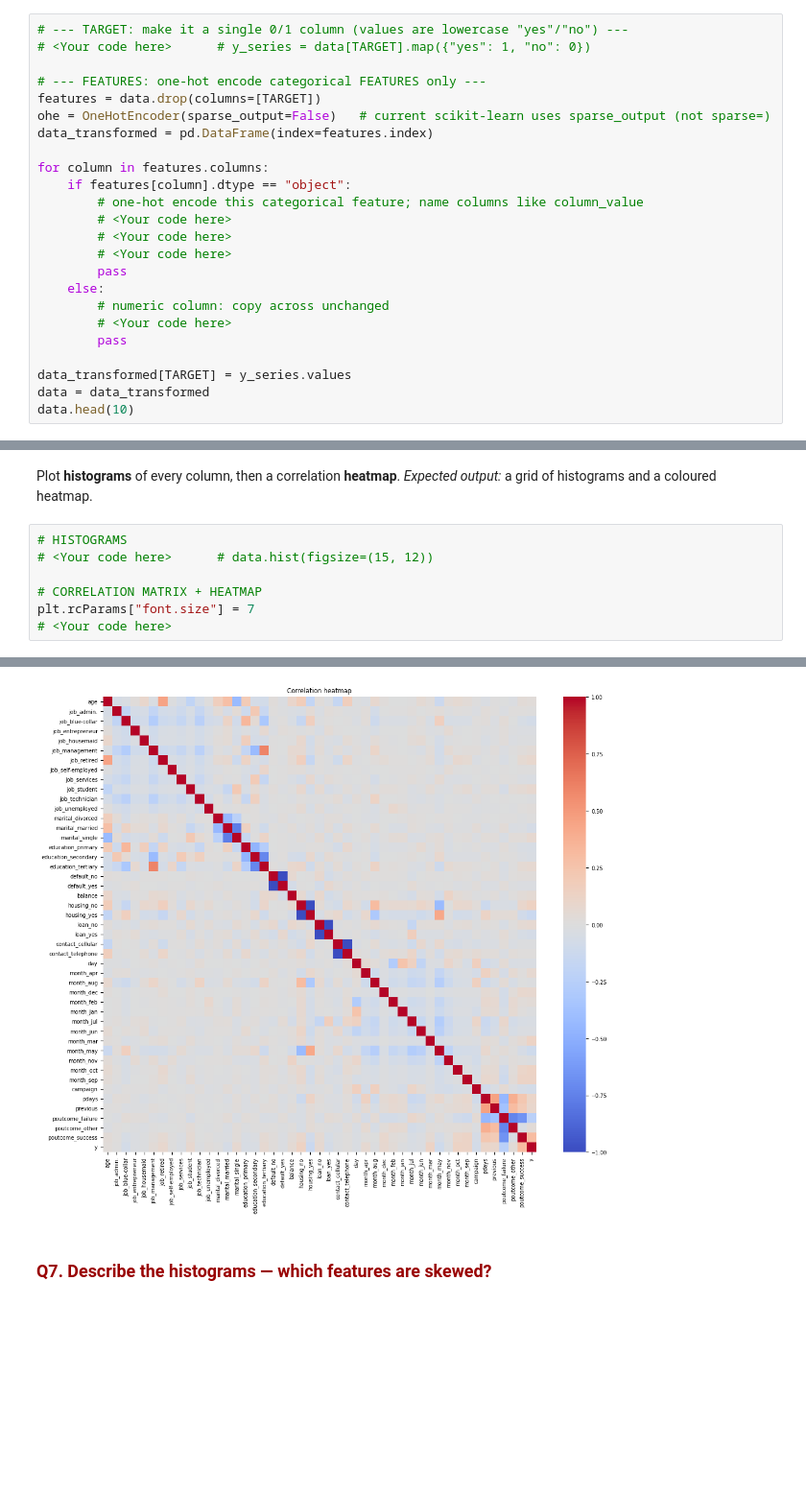
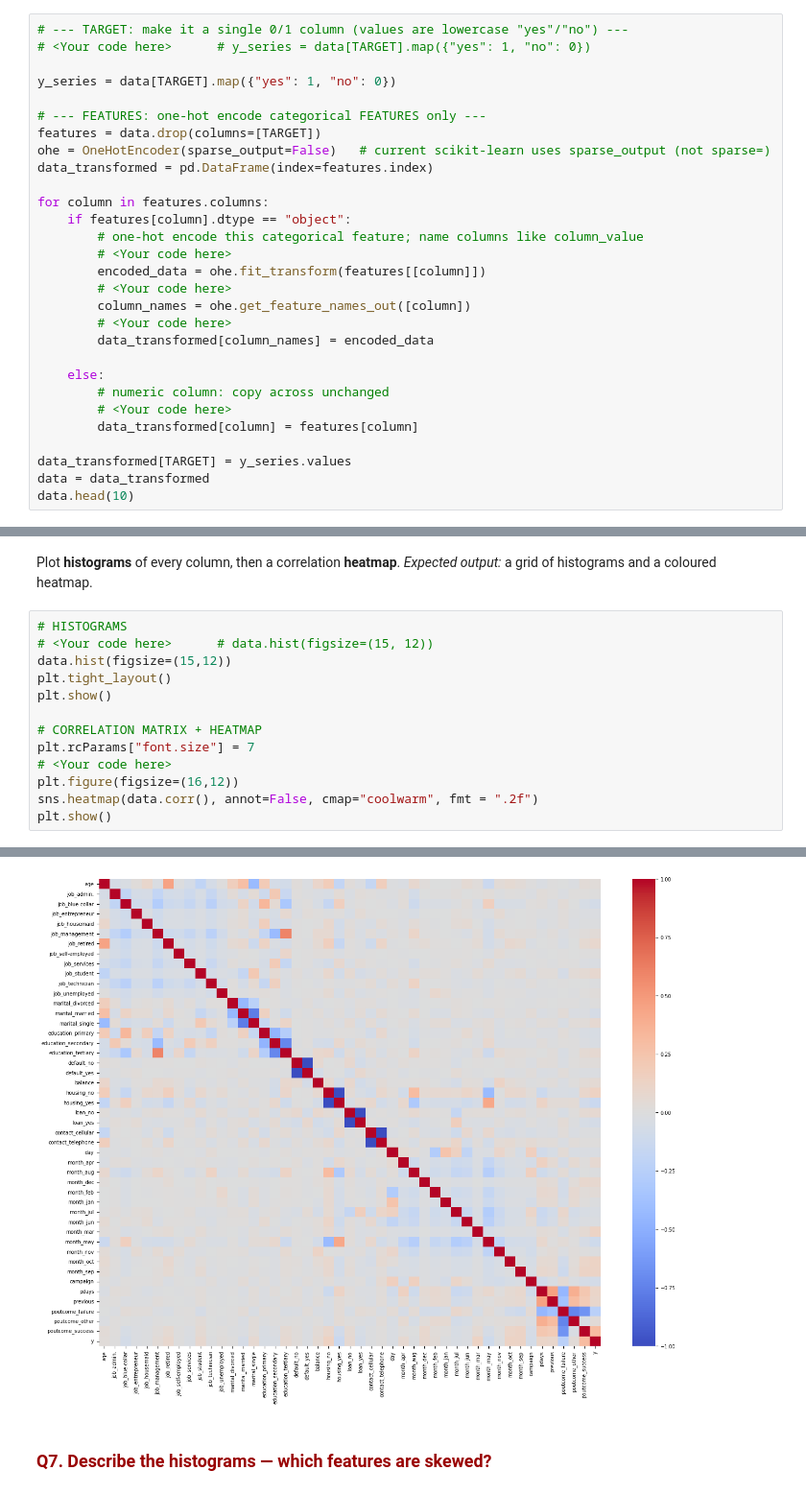
Before and after one commit to andysongyz-dev/brown-summer, a Jupyter notebook: Team4_logistic_regression_1_3.ipynb, the cells around one changed output, grey strips where cells are left out. Shown at 96% size. Saved outputs shown, nothing was run; the diff lists cells and outputs as text; blank space fills up the shorter version.

```diff
--- a/Team4_logistic_regression_1_3.ipynb
+++ b/Team4_logistic_regression_1_3.ipynb
@@ -324,6 +329,8 @@ data = data.drop(columns=["duration"])
 # %%
 # --- TARGET: make it a single 0/1 column (values are lowercase "yes"/"no") ---
 # <Your code here>      # y_series = data[TARGET].map({"yes": 1, "no": 0})
+
+y_series = data[TARGET].map({"yes": 1, "no": 0})
 
 # --- FEATURES: one-hot encode categorical FEATURES only ---
 features = data.drop(columns=[TARGET])
@@ -334,13 +341,16 @@ for column in features.columns:
     if features[column].dtype == "object":
         # one-hot encode this categorical feature; name columns like column_value
         # <Your code here>
+        encoded_data = ohe.fit_transform(features[[column]])
         # <Your code here>
+        column_names = ohe.get_feature_names_out([column])
         # <Your code here>
-        pass
+        data_transformed[column_names] = encoded_data
+
     else:
         # numeric column: copy across unchanged
         # <Your code here>
-        pass
+        data_transformed[column] = features[column]
 
 data_transformed[TARGET] = y_series.values
 data = data_transformed
@@ -369,8 +379,14 @@ Plot **histograms** of every column, then a correlation **heatmap**. *Expected o
 # %%
 # HISTOGRAMS
 # <Your code here>      # data.hist(figsize=(15, 12))
+data.hist(figsize=(15,12))
+plt.tight_layout()
+plt.show()
 
 # CORRELATION MATRIX + HEATMAP
 plt.rcParams["font.size"] = 7
 # <Your code here>
+plt.figure(figsize=(16,12))
+sns.heatmap(data.corr(), annot=False, cmap="coolwarm", fmt = ".2f")
+plt.show()
 # %% [output]
@@ -378,3 +394,3 @@ plt.rcParams["font.size"] = 7
-[figure, old version]
+[figure, new version]
 # %% [markdown]
 ### <span style="color:#990000">Q7. Describe the histograms — which features are skewed?</span>
```
Also changed, not shown: parts of 13 cells of this notebook.
